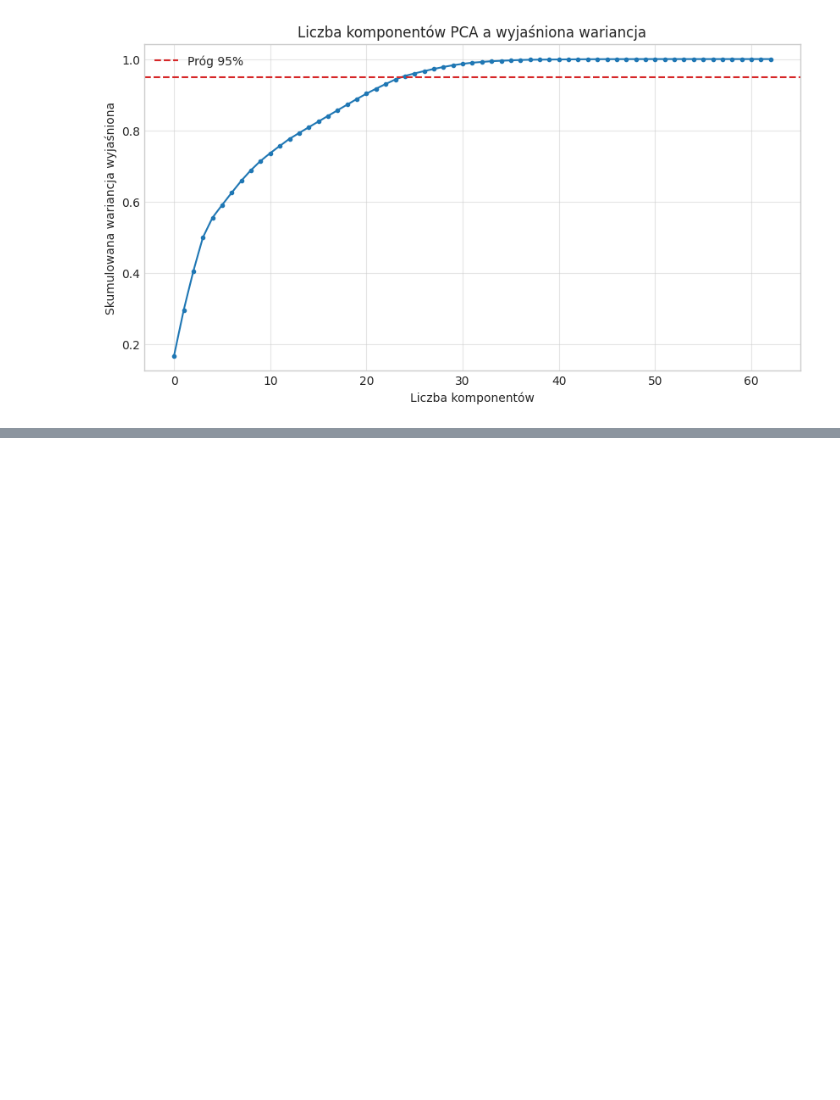
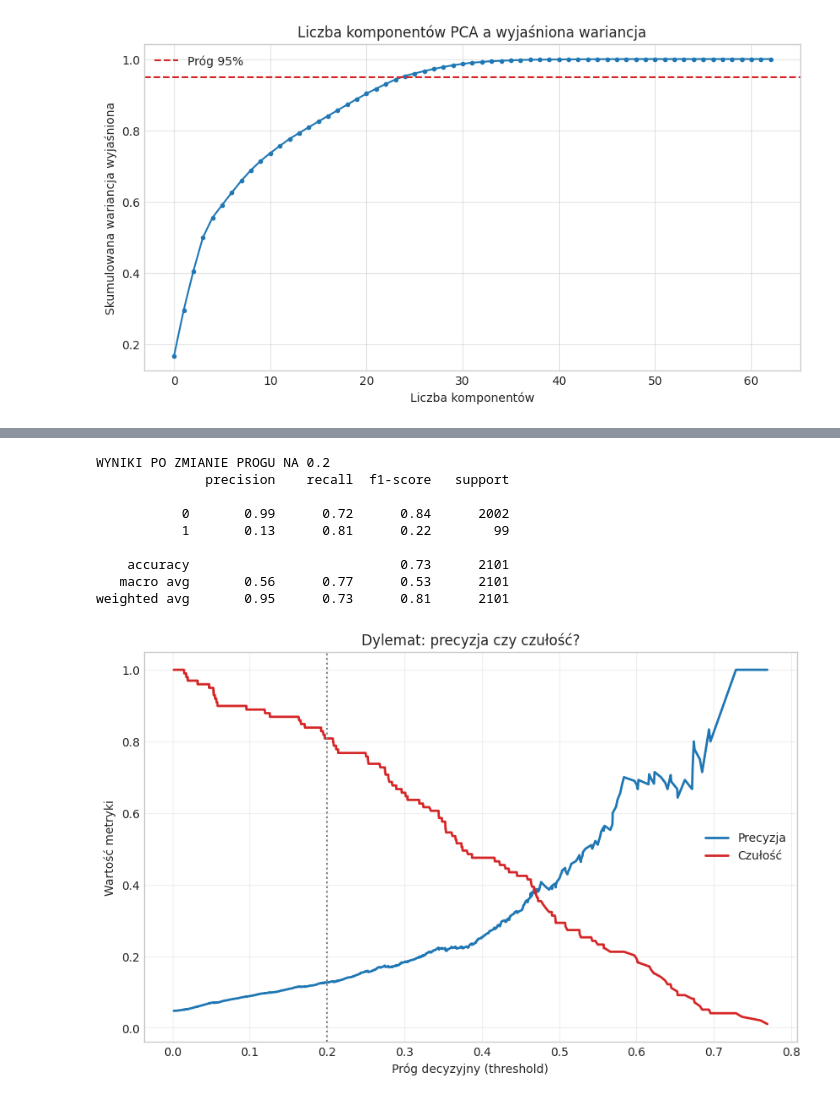
Before and after one commit to scbpls/polish-bankruptcy-prediction, a Jupyter notebook: main.ipynb, the cells around one changed output, grey strips where cells are left out. Cells and saved outputs as stored; diff of their text form; code cells hidden in the pictures; blank space fills up the shorter version.

```diff
--- a/main.ipynb
+++ b/main.ipynb
@@ -391,0 +573,36 @@ weighted avg       0.94      0.66      0.76      2101
+# %%
+# 1. DEFINICJA NOWEGO PROGU
+NEW_THRESHOLD = 0.2
+
+# 2. DOSTOSOWANIE PREDYKCJI
+y_pred_adjusted = (y_proba_rf >= NEW_THRESHOLD).astype(int)
+
+# 3. SPRAWDZENIE NOWYCH WYNIKÓW
+print(f"WYNIKI PO ZMIANIE PROGU NA {NEW_THRESHOLD}")
+print(classification_report(y_test, y_pred_adjusted))
+
+# 4. WIZUALIZACJA DYLEMATU
+precisions, recalls, thresholds = precision_recall_curve(y_test, y_proba_rf)
+
+plt.figure(figsize=(10, 6))
+plt.plot(thresholds, precisions[:-1], label='Precyzja', color=COLOR_HEALTHY, linewidth=2)
+plt.plot(thresholds, recalls[:-1], label='Czułość', color=COLOR_BANKRUPT, linewidth=2)
+plt.xlabel('Próg decyzyjny (threshold)')
+plt.ylabel('Wartość metryki')
+plt.title('Dylemat: precyzja czy czułość?')
+plt.legend()
+plt.grid(True, alpha=0.3)
+plt.axvline(x=NEW_THRESHOLD, color='gray', linestyle=':', label=f'Próg {NEW_THRESHOLD}')
+
+plt.show()
+# %% [output]
+WYNIKI PO ZMIANIE PROGU NA 0.2
+              precision    recall  f1-score   support
+
+           0       0.99      0.72      0.84      2002
+           1       0.13      0.81      0.22        99
+
+    accuracy                           0.73      2101
+   macro avg       0.56      0.77      0.53      2101
+weighted avg       0.95      0.73      0.81      2101
+[figure, added]
```
Also changed, not shown: parts of 15 cells of this notebook, 2 other files.
